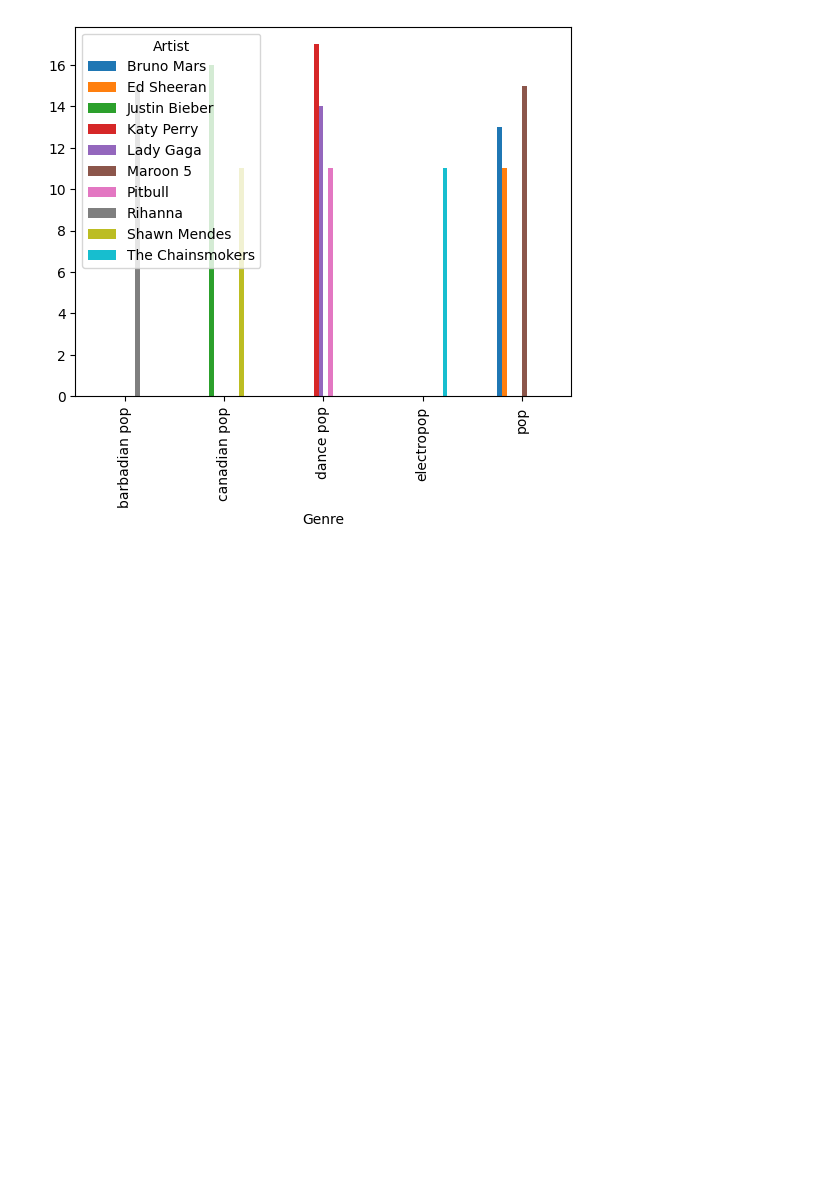
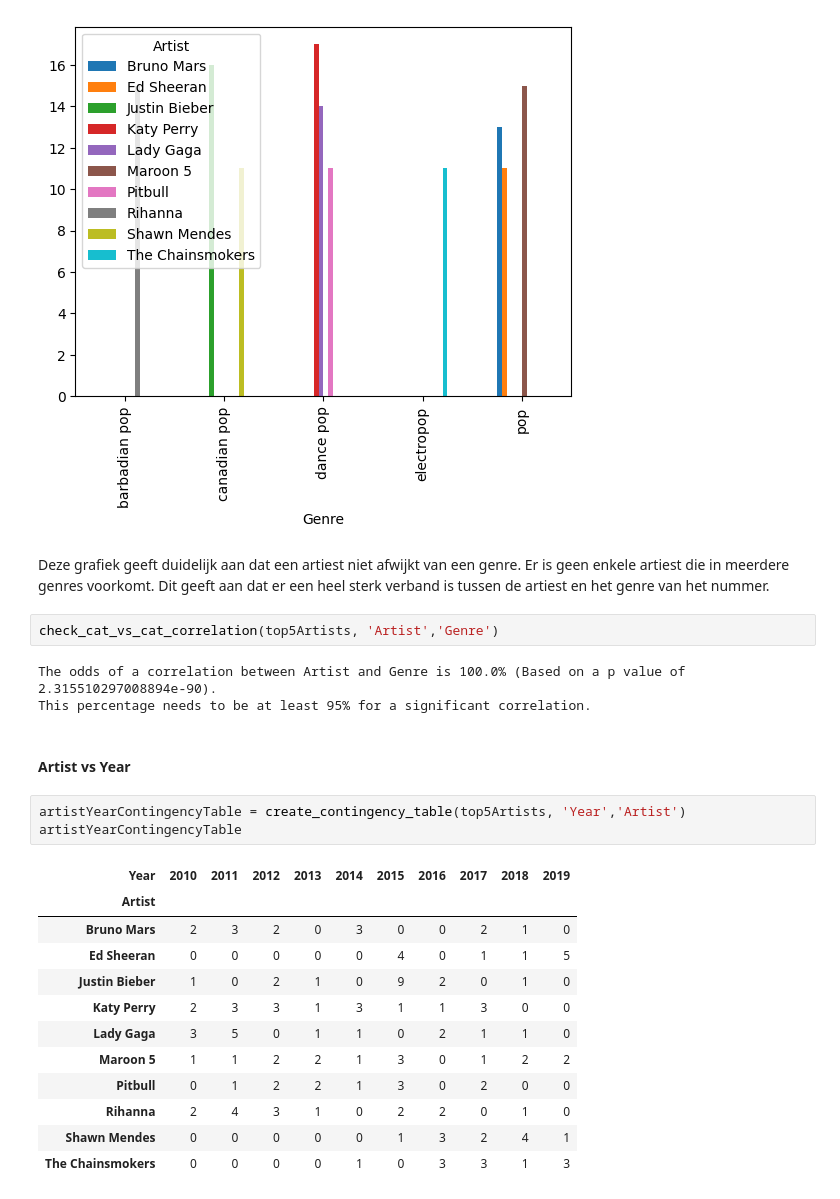
Before and after one commit to Julietvb/Data-science, a Jupyter notebook: Portfolio assignment 13 & 14.ipynb, the cells around one changed output. Drawn from its saved outputs; the diff is of its cells as text; blank space fills up the shorter version.

```diff
--- a/Portfolio assignment 13 & 14.ipynb
+++ b/Portfolio assignment 13 & 14.ipynb
@@ -203,3 +225,28 @@ artistContingencyTable.plot(kind='bar')
 # %% [output]
 <AxesSubplot: xlabel='Genre'>
 [figure]
+# %% [markdown]
+Deze grafiek geeft duidelijk aan dat een artiest niet afwijkt van een genre. Er is geen enkele artiest die in meerdere genres voorkomt. Dit geeft aan dat er een heel sterk verband is tussen de artiest en het genre van het nummer.
+# %%
+check_cat_vs_cat_correlation(top5Artists, 'Artist','Genre')
+# %% [output]
+The odds of a correlation between Artist and Genre is 100.0% (Based on a p value of 2.315510297008894e-90).
+This percentage needs to be at least 95% for a significant correlation.
+# %% [markdown]
+#### Artist vs Year
+# %%
+artistYearContingencyTable = create_contingency_table(top5Artists, 'Year','Artist')
+artistYearContingencyTable
+# %% [output]
+| Year | 2010 | 2011 | 2012 | 2013 | 2014 | 2015 | 2016 | 2017 | 2018 | 2019 |
+| Artist |  |  |  |  |  |  |  |  |  |  |
+| Bruno Mars | 2 | 3 | 2 | 0 | 3 | 0 | 0 | 2 | 1 | 0 |
+| Ed Sheeran | 0 | 0 | 0 | 0 | 0 | 4 | 0 | 1 | 1 | 5 |
+| Justin Bieber | 1 | 0 | 2 | 1 | 0 | 9 | 2 | 0 | 1 | 0 |
+| Katy Perry | 2 | 3 | 3 | 1 | 3 | 1 | 1 | 3 | 0 | 0 |
+| Lady Gaga | 3 | 5 | 0 | 1 | 1 | 0 | 2 | 1 | 1 | 0 |
+| Maroon 5 | 1 | 1 | 2 | 2 | 1 | 3 | 0 | 1 | 2 | 2 |
+| Pitbull | 0 | 1 | 2 | 2 | 1 | 3 | 0 | 2 | 0 | 0 |
+| Rihanna | 2 | 4 | 3 | 1 | 0 | 2 | 2 | 0 | 1 | 0 |
+| Shawn Mendes | 0 | 0 | 0 | 0 | 0 | 1 | 3 | 2 | 4 | 1 |
+| The Chainsmokers | 0 | 0 | 0 | 0 | 1 | 0 | 3 | 3 | 1 | 3 |
```
Also changed, not shown: parts of 8 cells of this notebook.
